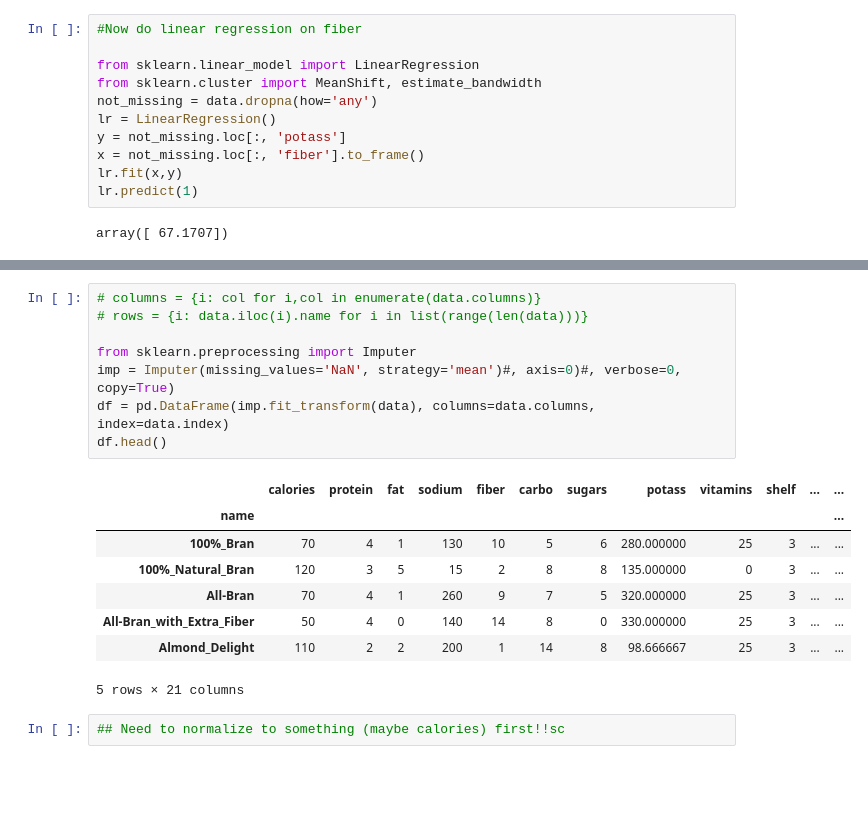
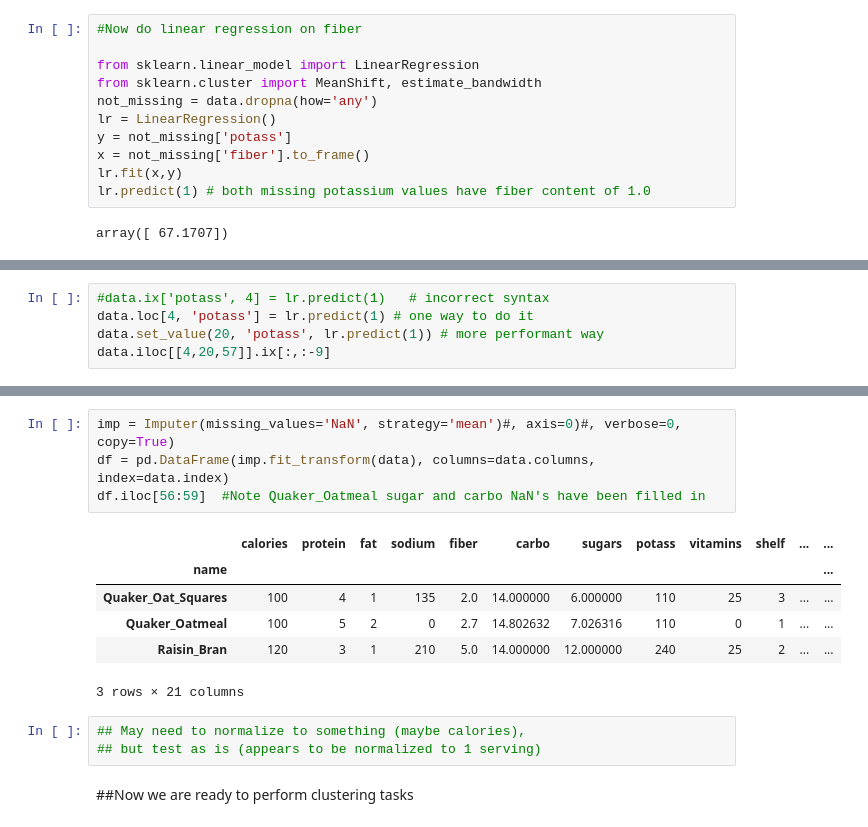
Before and after one commit to tiyd-python-2015-05/honey-nut-clusters, a Jupyter notebook: clustering_analysis.ipynb, the cells around one changed output, grey strips where cells are left out. Drawn from its saved outputs; the diff is of its cells as text; blank space fills up the shorter version.

```diff
--- a/clustering_analysis.ipynb
+++ b/clustering_analysis.ipynb
@@ -91,9 +98,9 @@ from sklearn.linear_model import LinearRegression
 from sklearn.cluster import MeanShift, estimate_bandwidth
 not_missing = data.dropna(how='any')
 lr = LinearRegression()
-y = not_missing.loc[:, 'potass']
-x = not_missing.loc[:, 'fiber'].to_frame()
+y = not_missing['potass']
+x = not_missing['fiber'].to_frame()
 lr.fit(x,y)
-lr.predict(1)
+lr.predict(1) # both missing potassium values have fiber content of 1.0
 # %% [output]
 array([ 67.1707])
@@ -121,0 +107,5 @@ data.iloc[1].name
+# %%
+#data.ix['potass', 4] = lr.predict(1)   # incorrect syntax
+data.loc[4, 'potass'] = lr.predict(1) # one way to do it
+data.set_value(20, 'potass', lr.predict(1)) # more performant way
+data.iloc[[4,20,57]].ix[:,:-9]
@@ -122,22 +139,19 @@ data.iloc[1].name
 # %%
-# columns = {i: col for i,col in enumerate(data.columns)}
-# rows = {i: data.iloc(i).name for i in list(range(len(data)))}
-
-from sklearn.preprocessing import Imputer
 imp = Imputer(missing_values='NaN', strategy='mean')#, axis=0)#, verbose=0, copy=True)
 df = pd.DataFrame(imp.fit_transform(data), columns=data.columns, index=data.index)
-df.head()
+df.iloc[56:59]  #Note Quaker_Oatmeal sugar and carbo NaN's have been filled in
 # %% [output]
 |  | calories | protein | fat | sodium | fiber | carbo | sugars | potass | vitamins | shelf | ... | ... |
 | name |  |  |  |  |  |  |  |  |  |  |  | ... |
-| 100%_Bran | 70 | 4 | 1 | 130 | 10 | 5 | 6 | 280.000000 | 25 | 3 | ... | ... |
-| 100%_Natural_Bran | 120 | 3 | 5 | 15 | 2 | 8 | 8 | 135.000000 | 0 | 3 | ... | ... |
-| All-Bran | 70 | 4 | 1 | 260 | 9 | 7 | 5 | 320.000000 | 25 | 3 | ... | ... |
-| All-Bran_with_Extra_Fiber | 50 | 4 | 0 | 140 | 14 | 8 | 0 | 330.000000 | 25 | 3 | ... | ... |
-| Almond_Delight | 110 | 2 | 2 | 200 | 1 | 14 | 8 | 98.666667 | 25 | 3 | ... | ... |
+| Quaker_Oat_Squares | 100 | 4 | 1 | 135 | 2.0 | 14.000000 | 6.000000 | 110 | 25 | 3 | ... | ... |
+| Quaker_Oatmeal | 100 | 5 | 2 | 0 | 2.7 | 14.802632 | 7.026316 | 110 | 0 | 1 | ... | ... |
+| Raisin_Bran | 120 | 3 | 1 | 210 | 5.0 | 14.000000 | 12.000000 | 240 | 25 | 2 | ... | ... |
-5 rows × 21 columns
+3 rows × 21 columns
 # %%
-## Need to normalize to something (maybe calories) first!!sc
+## May need to normalize to something (maybe calories),
+## but test as is (appears to be normalized to 1 serving)
+# %% [markdown]
+##Now we are ready to perform clustering tasks
 # %%
 kmeans = KMeans(5)
 scaled = preprocessing.scale(df)
```
Also changed, not shown: parts of 31 cells of this notebook.
